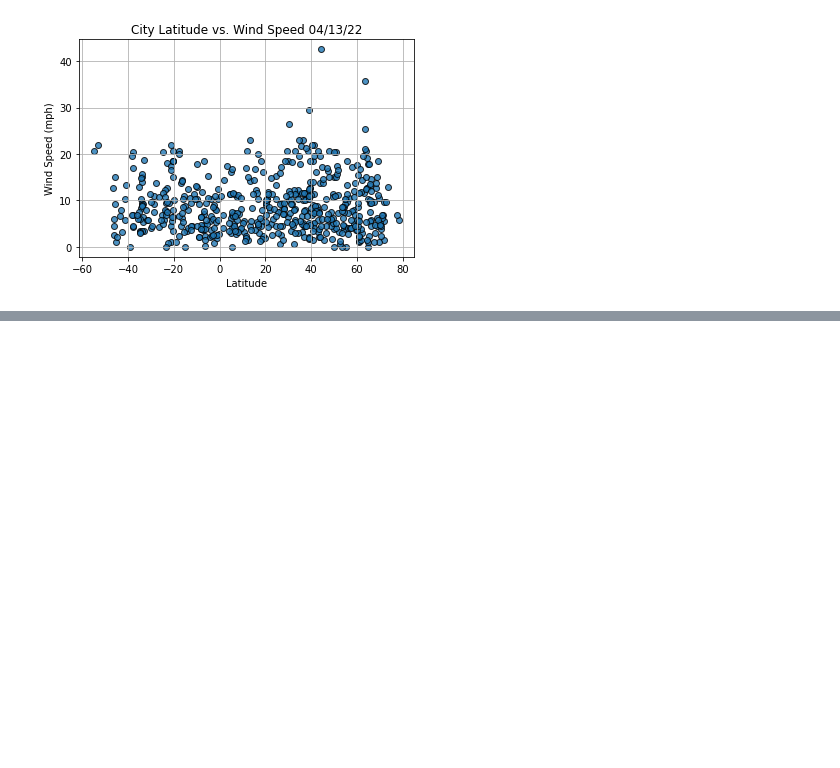
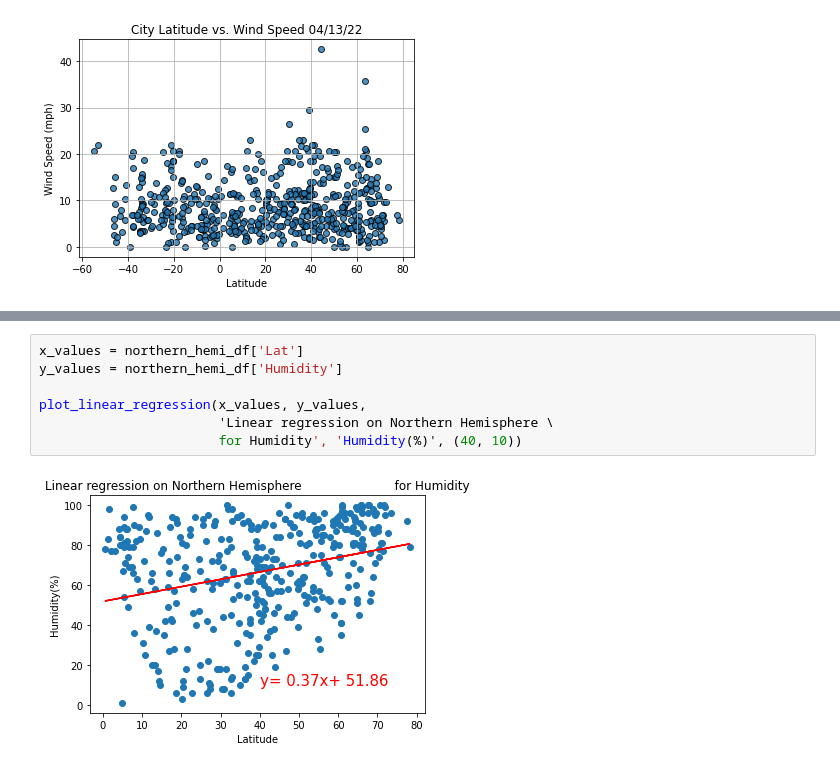
Before and after one commit to BartBachrach/World_Weather_Analysis, a Jupyter notebook: WeatherPy.ipynb, the cells around one changed output, grey strips where cells are left out. Saved outputs shown, nothing was run; the diff lists cells and outputs as text; blank space fills up the shorter version.

```diff
--- a/WeatherPy.ipynb
+++ b/WeatherPy.ipynb
@@ -243,0 +328,9 @@ plt.show()
+# %%
+x_values = northern_hemi_df['Lat']
+y_values = northern_hemi_df['Humidity']
+
+plot_linear_regression(x_values, y_values,
+                       'Linear regression on Northern Hemisphere \
+                       for Humidity', 'Humidity(%)', (40, 10))
+# %% [output]
+[figure, added]
```
Also changed, not shown: parts of 12 cells of this notebook, 1 other file.
